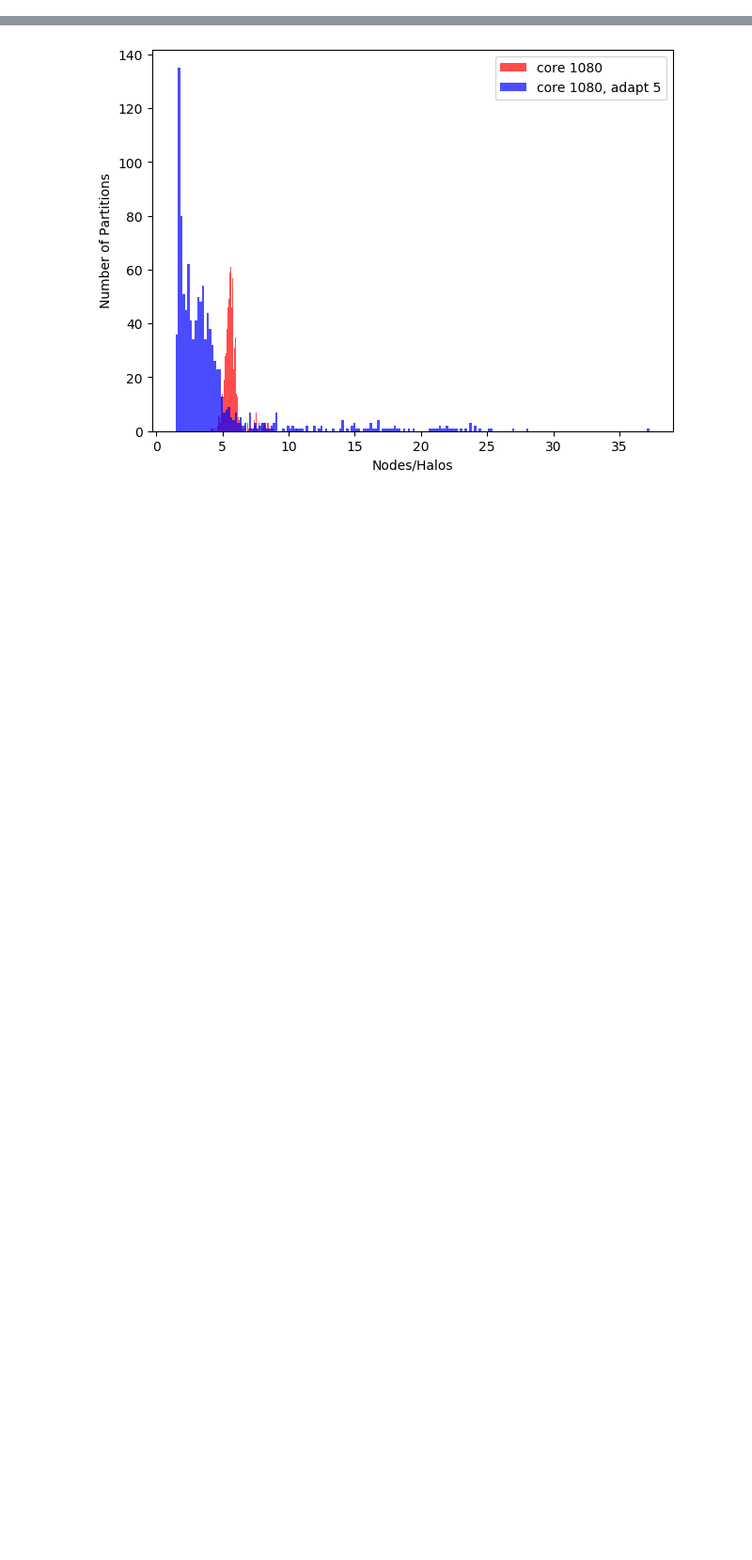
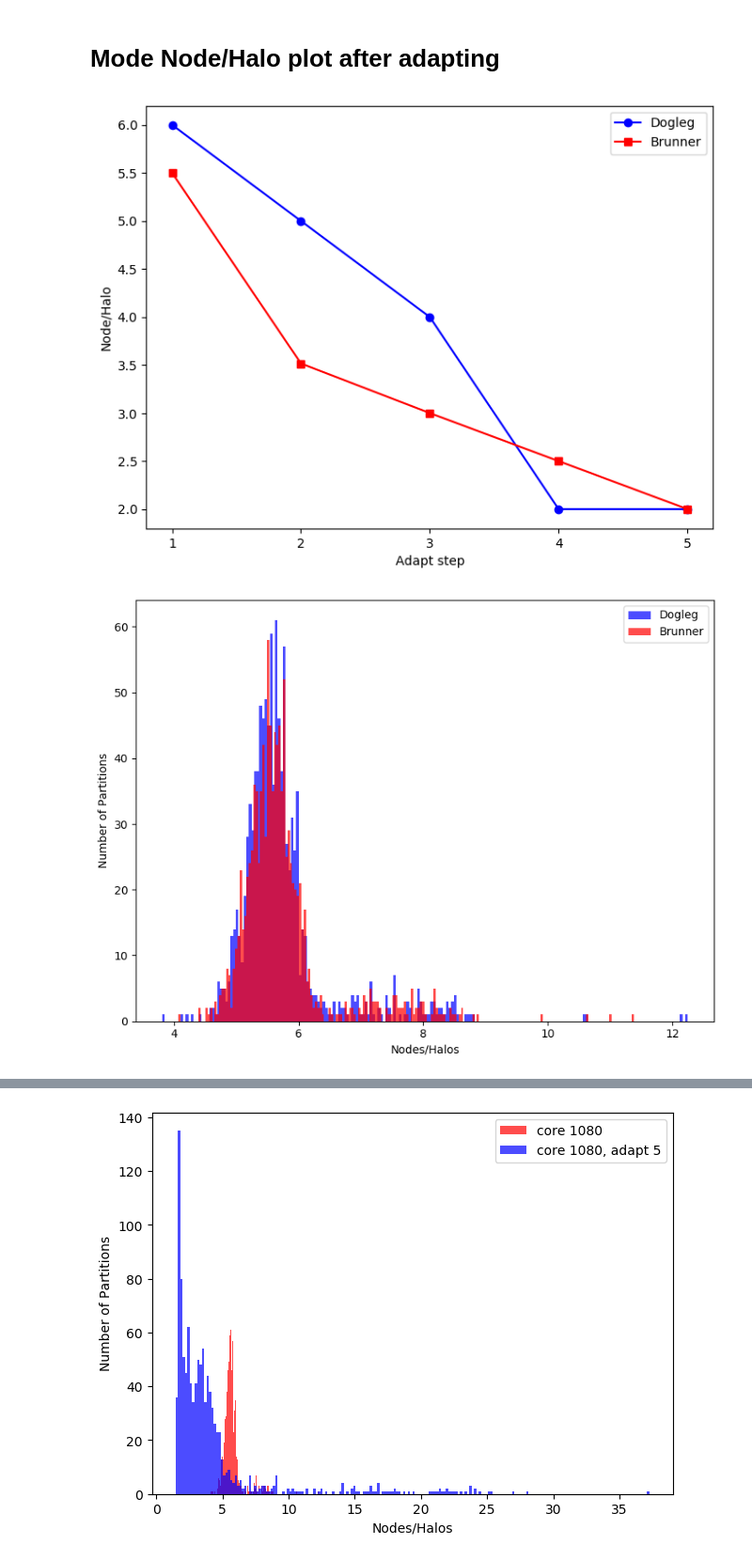
Before and after one commit to GNikit/ARCHER_strong_scaling, a Jupyter notebook: notebooks/M&C2019_presentation_figures.ipynb, the cells around one changed output, grey strips where cells are left out. Shown at 94% size. Cells and saved outputs as stored; diff of their text form; code cells hidden in the pictures; blank space fills up the shorter version.

```diff
--- a/notebooks/M&C2019_presentation_figures.ipynb
+++ b/notebooks/M&C2019_presentation_figures.ipynb
@@ -223,0 +244,46 @@ fig2.show()
+# %% [markdown]
+ # Mode Node/Halo plot after adapting
+# %%
+_, ratio_mode_brunner, r_brunner = brunner.get_node_to_halo_ratio_stats(
+                                                             dir_brunner,
+                                                             f_brunner_name,
+                                                             MAX_ADAPT,
+                                                             CORES[-1])
+_, ratio_mode_dogleg, r_dogleg = dogleg.get_node_to_halo_ratio_stats(dir_dogleg,
+                                                           f_dogleg_name,
+                                                           MAX_ADAPT,
+                                                           CORES[-1])
+# # Mode of Node/Halo ratio distributions vs adapts
+fig, ax = plt.subplots(figsize=(8, 6))
+ax.plot(range(1, MAX_ADAPT+1), ratio_mode_dogleg,
+        label='Dogleg', color='blue', marker='o')
+ax.plot(range(1, MAX_ADAPT+1), ratio_mode_brunner,
+        label='Brunner', color='red', marker='s')
+ax.set(xlabel='Adapt step', ylabel='Node/Halo')
+ax.set_xticks(range(1, MAX_ADAPT+1))
+ax.legend()
+fig.show()
+
+# # Initial Node/Halo distribution
+fig, ax = plt.subplots(figsize=(8, 6))
+ax.hist(r_dogleg[0::MAX_ADAPT], bins=200, color='blue', label='Dogleg', alpha=0.7)
+ax.hist(r_brunner[0::MAX_ADAPT], bins=200, color='red', label='Brunner', alpha=0.7)
+ax.set(xlabel='Nodes/Halos', ylabel='Number of Partitions')
+ax.legend()
+fig.tight_layout()
+fig.show()
+# TODO: plot animmation for conference (maybe just use the 240 core case)
+# # After 5 adapt steps with load balancing distribution
+fig, ax = plt.subplots(figsize=(8, 6))
+ax.hist(r_dogleg[4::MAX_ADAPT], bins=200, color='blue', label='Dogleg', alpha=0.7)
+ax.hist(r_brunner[4::MAX_ADAPT], bins=200, color='red', label='Brunner', alpha=0.7)
+ax.set(xlabel='Nodes/Halos', ylabel='Number of Partitions')
+ax.legend()
+fig.tight_layout()
+fig.show()
+################################################################################
+################################ DOGLEG ########################################
+################################################################################
+# %% [output]
+[figure, added]
+[figure, added]
```
Also changed, not shown: parts of 17 cells of this notebook, 1 other file.
